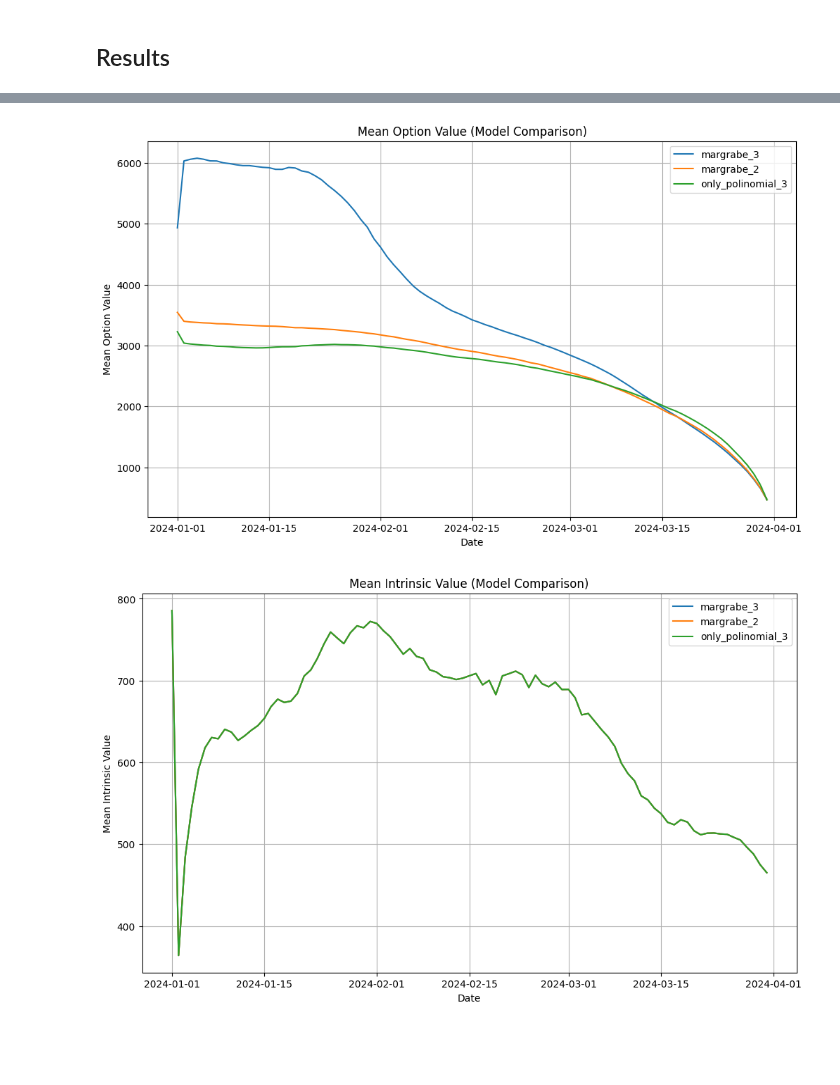
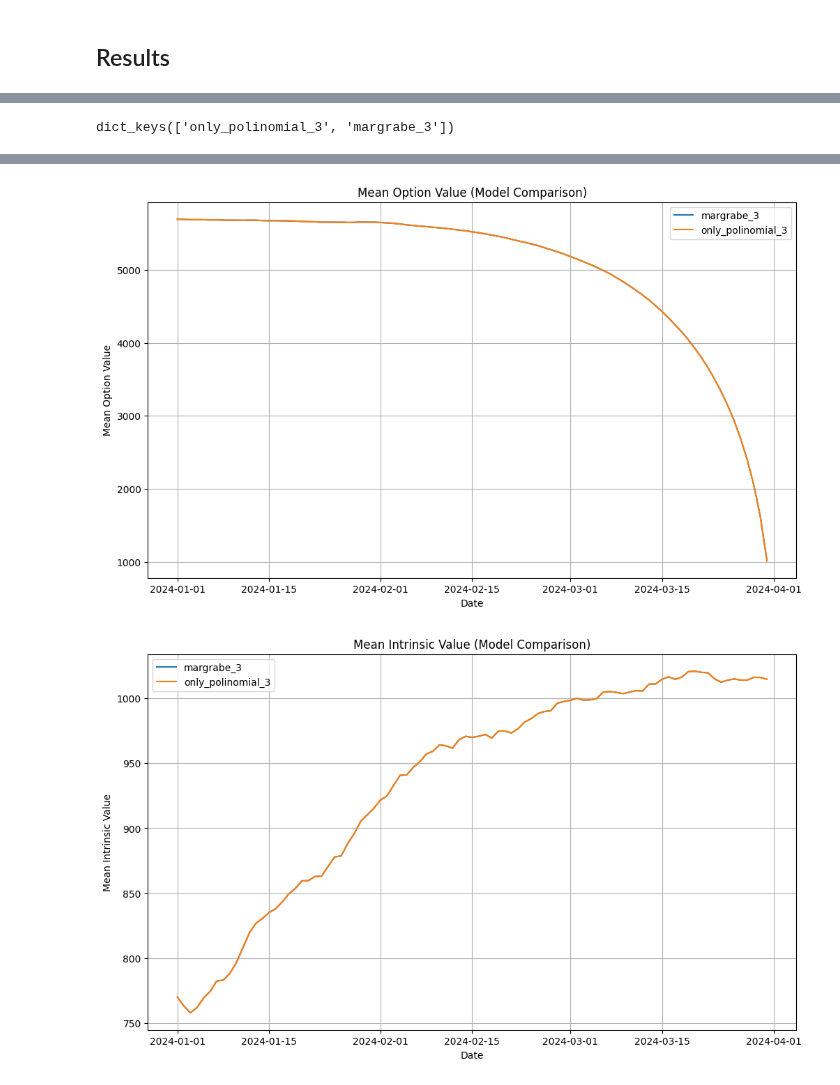
Before and after one commit to amacias-afma/montecarlohedge, a Jupyter notebook: main.ipynb, the cells around one changed output, grey strips where cells are left out. Drawn from its saved outputs; the diff is of its cells as text; code cells hidden in the pictures; blank space fills up the shorter version.

Commit message:
Add constant electricity version

```diff
--- a/main.ipynb
+++ b/main.ipynb
@@ -212,7 +208,11 @@ We estimate the coefficients `alpha` for the function `g(x, y)`. This function a
 dates = [valuation_date + dt.timedelta(days=i) for i in range(n_days_forecast + 1)]
 
 prices = {}
-prices['X'] = pd.DataFrame(price_simulations['hashprice'], columns=dates)
-prices['Y'] = pd.DataFrame(price_simulations['electricity'], columns=dates)
+prices['X'] = pd.DataFrame(price_simulations['btc'], columns=dates)
+if not is_electricity_constant:
+    prices['Y'] = pd.DataFrame(price_simulations['electricity'], columns=dates)
+else:
+    prices['Y'] = constant_electricity_price
+prices['Z'] = pd.DataFrame(price_simulations['hashprice'], columns=dates)
 # %%
 g_alpha = gf.estimate_g_alpha(prices, dates_parameters, investment_parameters, others_parameters)
@@ -225,6 +234,10 @@ g_alpha = gf.estimate_g_alpha(prices, dates_parameters, investment_parameters, o
 
 project_duration = dates_parameters['project_duration']
 dates_project_window = [valuation_date + dt.timedelta(days=i) for i in range(n_days_forecast + 1 - project_duration)]
+
+hedge_prices = {'X': prices['X']}
+if not is_electricity_constant:
+    hedge_prices['Y'] = prices['Y']
 # %%
 functional_results = {}
 option_results = {}
@@ -235,7 +248,8 @@ intrinsic_results = {}
 for i in range(2, 3):
 
   basis_type = {'pol_order': i + 1, 'option_basis': None}
-  df_option_value, df_call_value, df_intrinsic_value, df_delta, functional_result = op.calculate_real_option(prices, basis_type, dates_project_window, dates_parameters, investment_parameters, others_parameters, g_alpha)
+  df_option_value, df_call_value, df_intrinsic_value, df_delta, functional_result \
+    = op.calculate_real_option(prices, hedge_prices, basis_type, dates_project_window, dates_parameters, investment_parameters, others_parameters, g_alpha)
 
   functional_results[f'only_polinomial_{i+1}'] = functional_result
   option_results[f'only_polinomial_{i+1}'] = df_option_value
@@ -246,12 +277,18 @@ for i in range(2, 3):
 # %% [markdown]
 ### Margrabe
 # %%
+if not constant_electricity_price:
+  option_basis = 'margrabe'
+else:
+  option_basis = 'black-scholes'
+
 for i in range(1, 3):
-  basis_type = {'pol_order': i + 1, 'option_basis': 'margrabe'}
-  df_option_value, df_call_value, df_intrinsic_value, df_delta, functional_result = op.calculate_real_option(prices, basis_type, dates_project_window, dates_parameters, investment_parameters, others_parameters, g_alpha)
+    basis_type = {'pol_order': i + 1, 'option_basis': option_basis}
+    df_option_value, df_call_value, df_intrinsic_value, df_delta, functional_result \
+      = op.calculate_real_option(prices, hedge_prices, basis_type, dates_project_window, dates_parameters, investment_parameters, others_parameters, g_alpha)
 
-  functional_results[f'margrabe_{i+1}'] = functional_result
-  option_results[f'margrabe_{i+1}'] = df_option_value
-  intrinsic_results[f'margrabe_{i+1}'] = df_intrinsic_value
-  df_option_value.mean().plot(title=f'Polinomial order {i + 1}')
+functional_results[f'margrabe_{i+1}'] = functional_result
+option_results[f'margrabe_{i+1}'] = df_option_value
+intrinsic_results[f'margrabe_{i+1}'] = df_intrinsic_value
+df_option_value.mean().plot(title=f'Polinomial order {i + 1}')
 # %% [output]
@@ -267,8 +322,12 @@ df_results.plot()
+# %%
+option_results.keys()
+# %% [output]
+dict_keys(['only_polinomial_3', 'margrabe_3'])
 # %%
 import matplotlib.pyplot as plt
 
 # models = ['only_polinomial_2', 'margrabe_2']
-models = ['margrabe_3', 'margrabe_2', 'only_polinomial_3']
+models = ['margrabe_3', 'only_polinomial_3']
 
 # === 1️⃣ Compare Probability of Early Exercise ===
 plt.figure(figsize=(12, 7))
@@ -328,5 +387,5 @@ plt.show()
-[figure, old version]
+[figure, new version]
-[figure, old version]
+[figure, new version]
 # %%
 intrinsic_results['margrabe_2']
 # %% [output]
```
Also changed, not shown: parts of 12 cells of this notebook, 4 other files.
